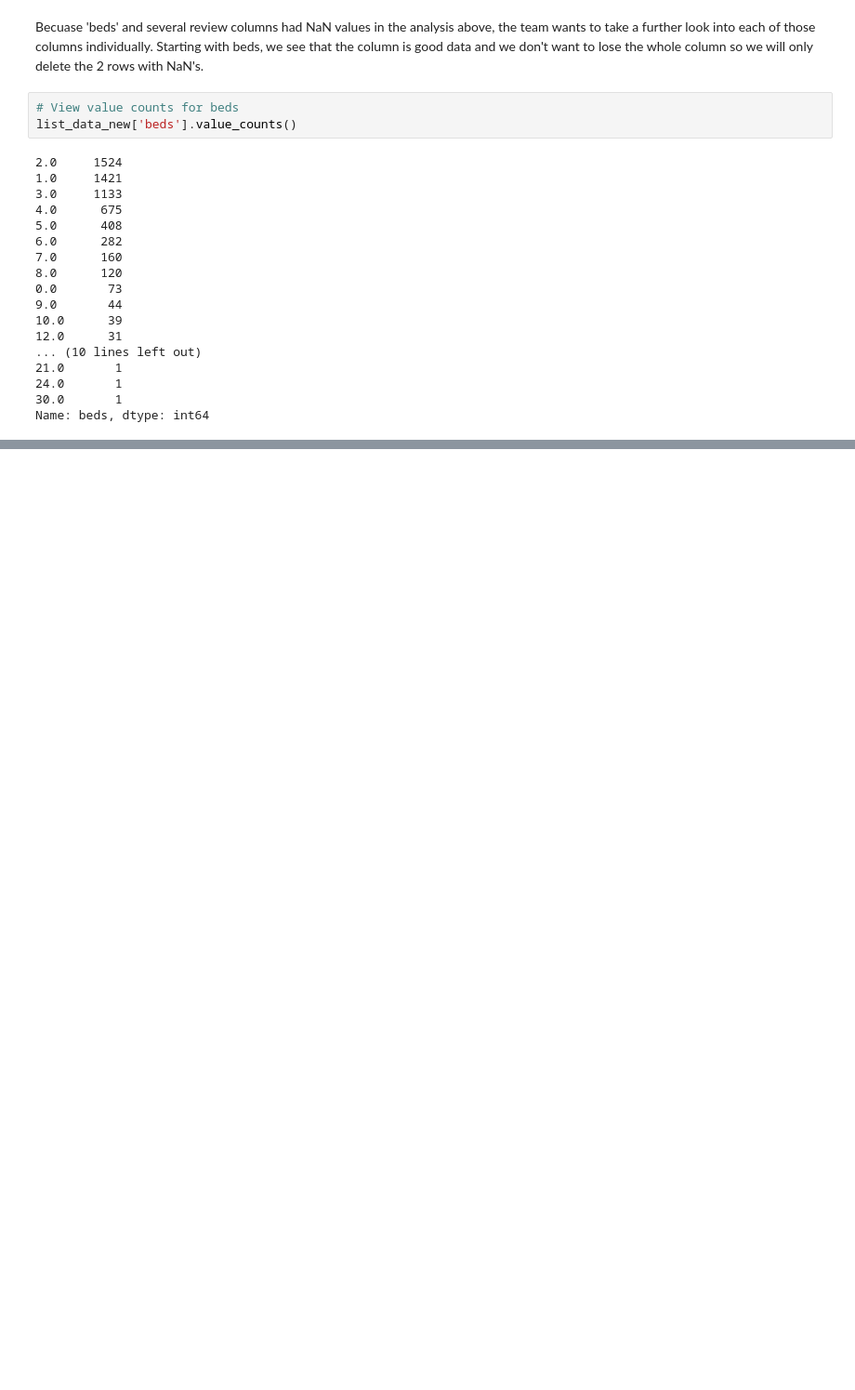
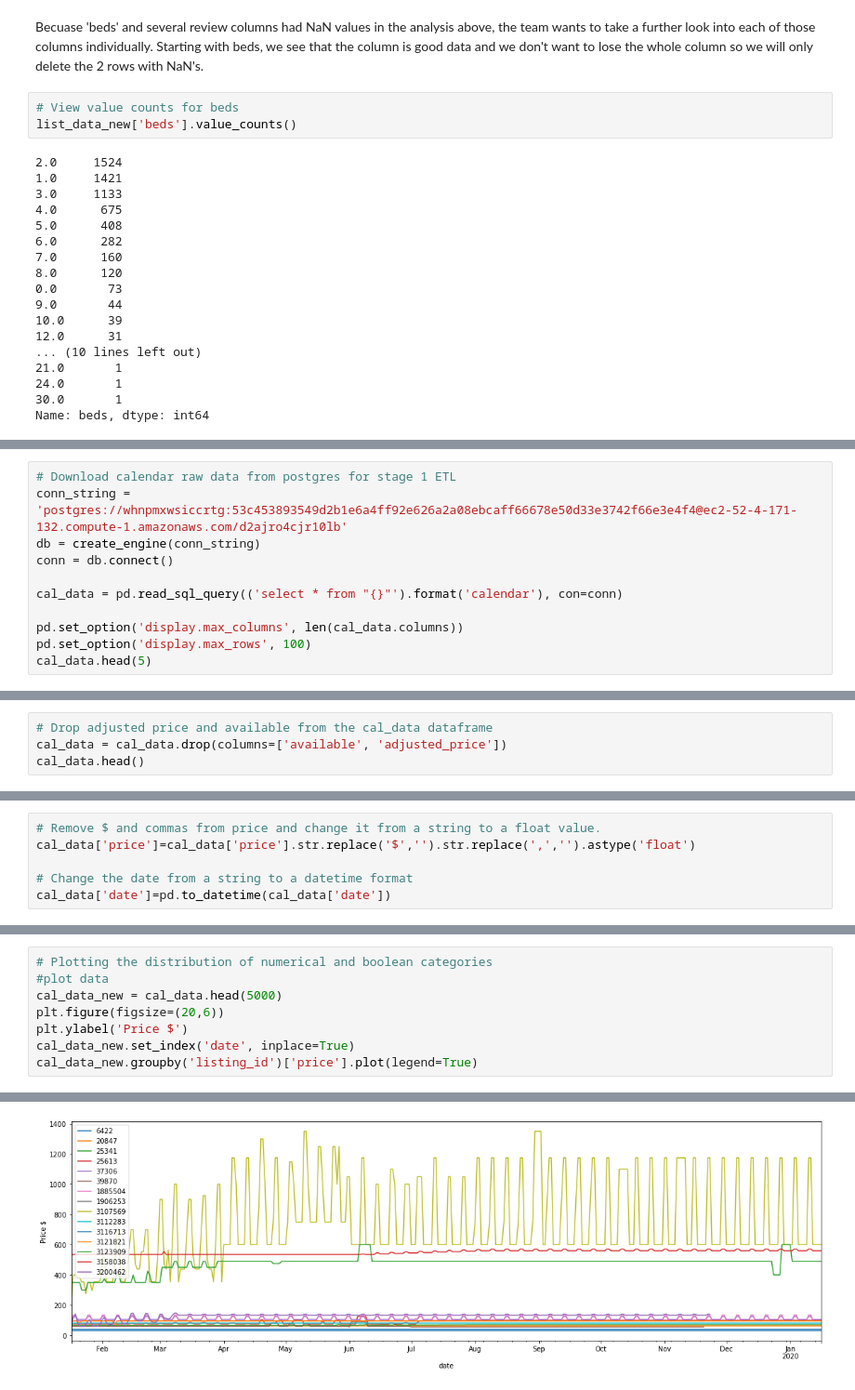
Before and after one commit to whitneylosinski/Eat.Sleep.Data, a Jupyter notebook: Notebooks/Airbnb_Analysis.ipynb, the cells around one changed output, grey strips where cells are left out. Shown at 93% size. Drawn from its saved outputs; the diff is of its cells as text; blank space fills up the shorter version.

```diff
--- a/Notebooks/Airbnb_Analysis.ipynb
+++ b/Notebooks/Airbnb_Analysis.ipynb
@@ -256,0 +345,11 @@ calendar_data = pd.read_csv("Resources/calendar.csv")
+# %%
+# Download calendar raw data from postgres for stage 1 ETL
+conn_string = 'postgres://whnpmxwsiccrtg:53c453893549d2b1e6a4ff92e626a2a08ebcaff66678e50d33e3742f66e3e4f4@ec2-52-4-171-132.compute-1.amazonaws.com/d2ajro4cjr10lb'
+db = create_engine(conn_string)
+conn = db.connect()
+
+cal_data = pd.read_sql_query(('select * from "{}"').format('calendar'), con=conn)
+
+pd.set_option('display.max_columns', len(cal_data.columns))
+pd.set_option('display.max_rows', 100)
+cal_data.head(5)
@@ -256,0 +365,4 @@ calendar_data = pd.read_csv("Resources/calendar.csv")
+# %%
+# Drop adjusted price and available from the cal_data dataframe
+cal_data = cal_data.drop(columns=['available', 'adjusted_price'])
+cal_data.head()
@@ -256,0 +387,6 @@ calendar_data = pd.read_csv("Resources/calendar.csv")
+# %%
+# Remove $ and commas from price and change it from a string to a float value.
+cal_data['price']=cal_data['price'].str.replace('$','').str.replace(',','').astype('float')
+
+# Change the date from a string to a datetime format
+cal_data['date']=pd.to_datetime(cal_data['date'])
@@ -256,0 +405,9 @@ calendar_data = pd.read_csv("Resources/calendar.csv")
+# %%
+# Plotting the distribution of numerical and boolean categories
+#plot data
+cal_data_new = cal_data.head(5000)
+plt.figure(figsize=(20,6))
+plt.ylabel('Price $')
+cal_data_new.set_index('date', inplace=True)
+cal_data_new.groupby('listing_id')['price'].plot(legend=True)
+# %% [output]
@@ -256,0 +431 @@ calendar_data = pd.read_csv("Resources/calendar.csv")
+[figure, added]
```
Also changed, not shown: parts of 68 cells of this notebook.
